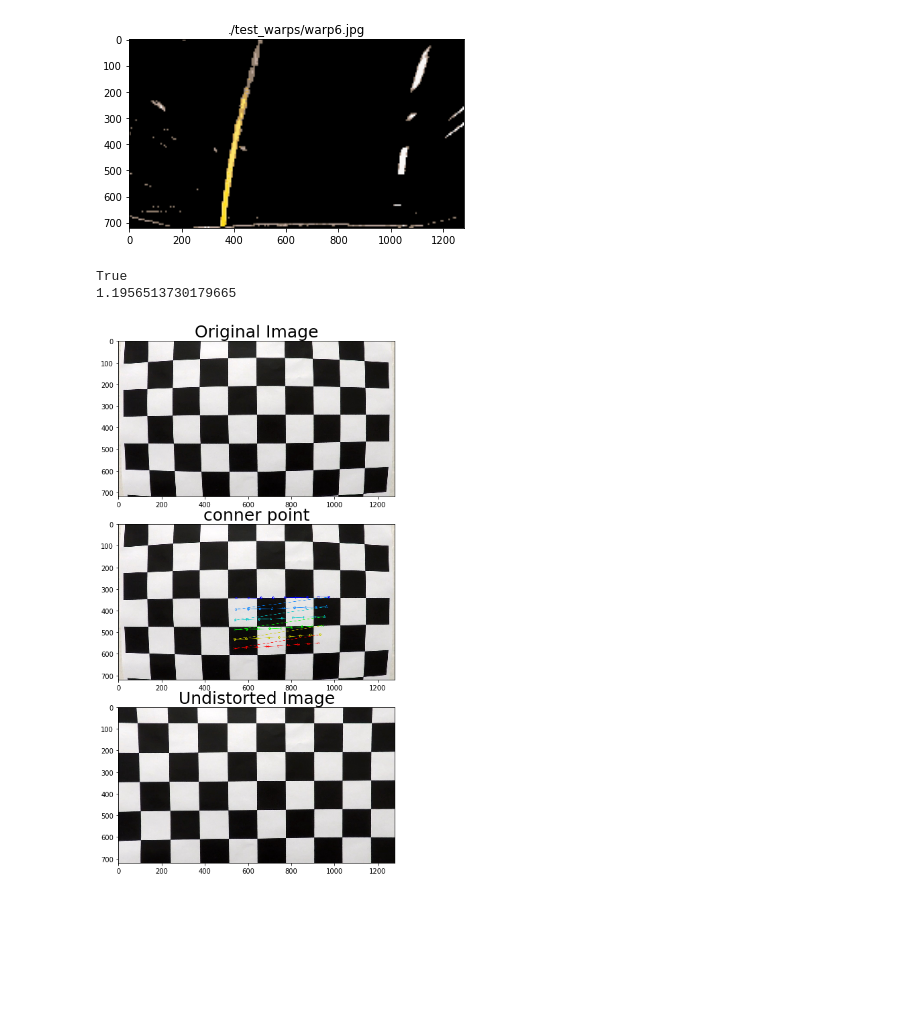
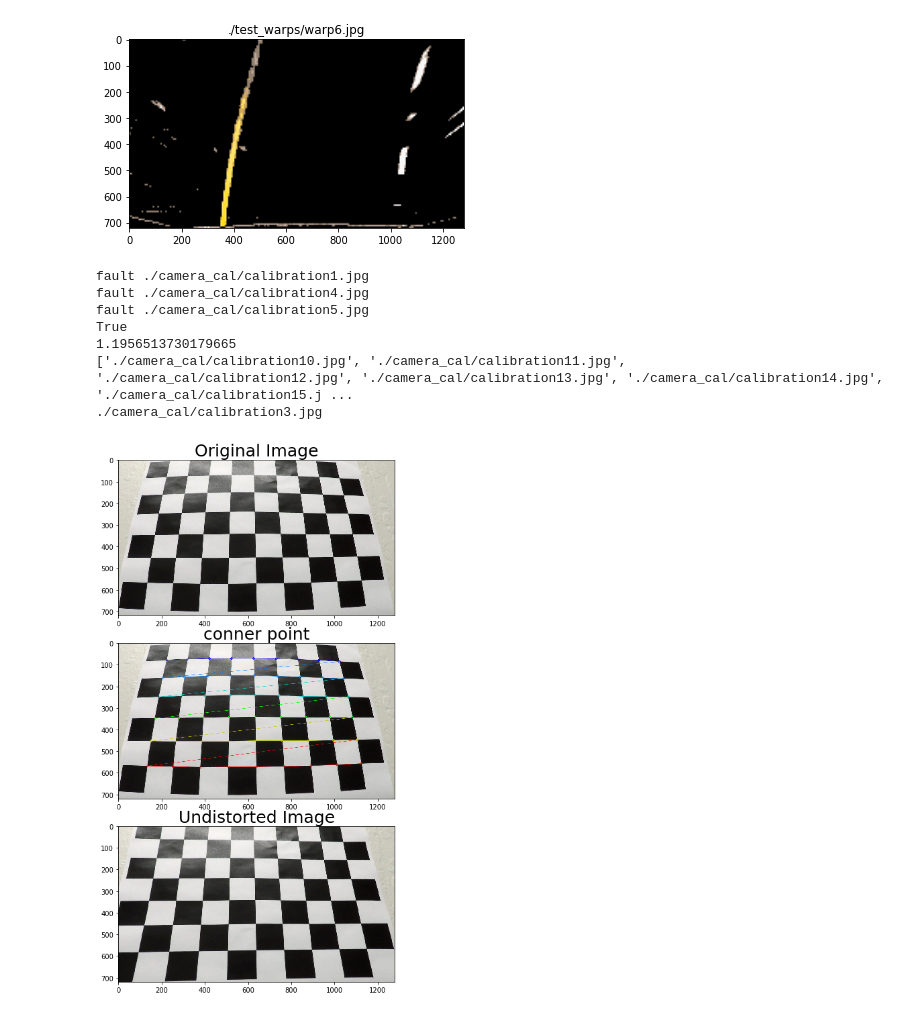
Before and after one commit to KSHIBA-HHQ/CarND-Advanced-Lane-Lines-master, a Jupyter notebook: P3.ipynb, the cells around one changed output. Drawn from its saved outputs; the diff is of its cells as text; code cells hidden in the pictures; blank space fills up the shorter version.

```diff
--- a/P3.ipynb
+++ b/P3.ipynb
@@ -30,7 +30,10 @@ def get_obj2img_points():
     #images = glob.glob('../camera_cal/calibration*.jpg')
     images = glob.glob('./camera_cal/calibration*.jpg')
     images.sort()
+    #print(images)
     # Step through the list and search for chessboard corners
+
+    ret_images=[]
     for fname in images:
         img = io.imread(fname)
         gray = cv2.cvtColor(img,cv2.COLOR_BGR2GRAY)
@@ -41,11 +44,20 @@ def get_obj2img_points():
 
         # If found, add object points, image points
         if ret == True:
+            ret_images.append(fname)
             objpoints.append(objp)
             imgpoints.append(corners)
 
+            #plt.figure()
+            #c_img = cv2.drawChessboardCorners(img, (9,6),corners, ret)
+            #plt.imshow(c_img)
+            #plt.title(fname)
+            #plt.show()
+        else:
+            print('fault',fname)
+
     #print(len(imgpoints))
-    return ret,images,objpoints,imgpoints
+    return len(ret_images)>0,ret_images,objpoints,imgpoints
 
 
 
@@ -698,37 +714,44 @@ from skimage import io
 import cv2
 import glob
 import matplotlib.pyplot as plt
 import matplotlib.image as mpimg
 
 import matplotlib.pyplot as plt
 %matplotlib inline
 
-d=0
-d=np.clip(d, 0, len(imgpoints))
-
+print(images)
+d=12
+d=np.clip(d, 0, len(images))
+print(images[d])
 img= io.imread(images[d])
+#print(d)
 
 # Draw and display the corners
 c_img = img.copy()
 c_img = cv2.drawChessboardCorners(c_img, (9,6),imgpoints[d], ret00)
 undistorted = img.copy()
 undistorted= cv2.undistort(undistorted, mtx, dist, None, mtx)
 
 
 f, (ax1,ax2,ax3) = plt.subplots(3,1,figsize=(16, 9))
 f.tight_layout()
 ax1.imshow(img)
 ax1.set_title('Original Image', fontsize=25)
 ax2.imshow(c_img)
 ax2.set_title('conner point', fontsize=25)
 
 ax3.imshow(undistorted)
 ax3.set_title('Undistorted Image', fontsize=25)
 plt.subplots_adjust(left=0., right=1, top=1.2, bottom=0.)
 # %% [output]
+fault ./camera_cal/calibration1.jpg
+fault ./camera_cal/calibration4.jpg
+fault ./camera_cal/calibration5.jpg
 True
 1.1956513730179665
+['./camera_cal/calibration10.jpg', './camera_cal/calibration11.jpg', './camera_cal/calibration12.jpg', './camera_cal/calibration13.jpg', './camera_cal/calibration14.jpg', './camera_cal/calibration15.j ...
+./camera_cal/calibration3.jpg
-[figure, old version]
+[figure, new version]
 # %%
 from skimage import io
 import glob
```
Also changed, not shown: parts of 10 cells of this notebook.
